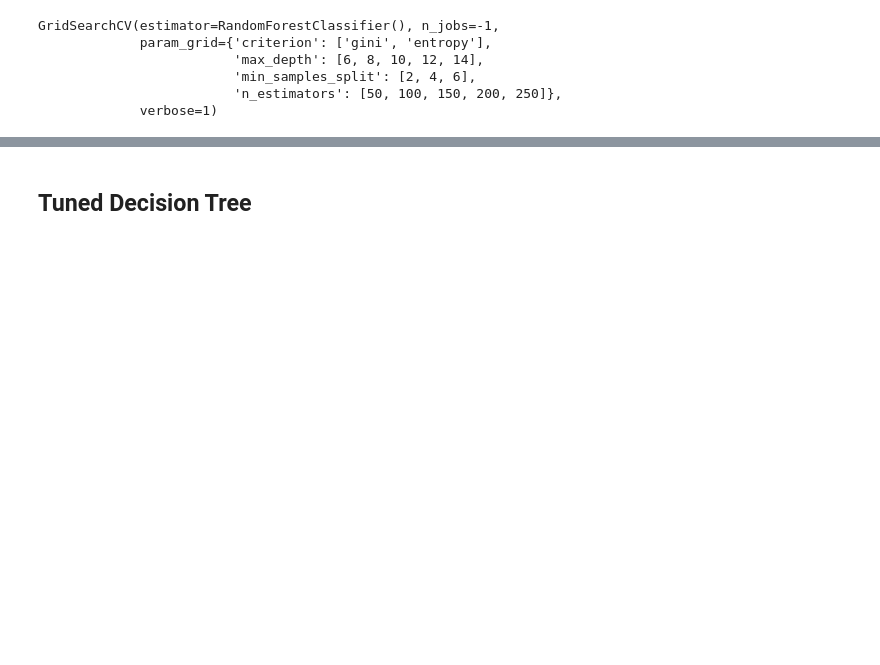
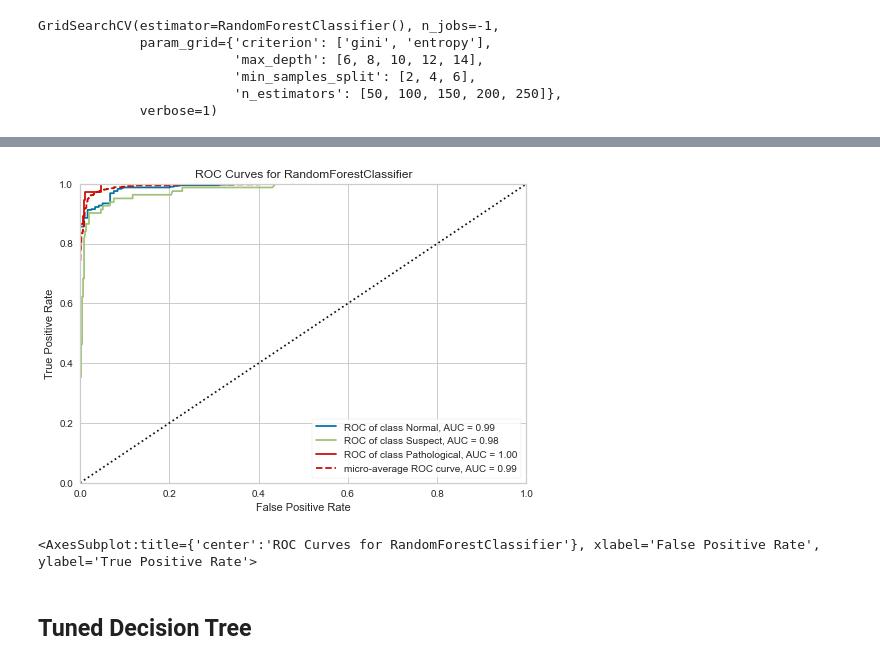
Before and after one commit to akshajt/Specialization-Classification, a Jupyter notebook: Classification - Fetal Health.ipynb, the cells around one changed output, grey strips where cells are left out. Saved outputs shown, nothing was run; the diff lists cells and outputs as text; code cells hidden in the pictures; blank space fills up the shorter version.

```diff
--- a/Classification - Fetal Health.ipynb
+++ b/Classification - Fetal Health.ipynb
@@ -332,3 +332,13 @@ plot_confusion_matrix(randomForest, X_test, y_test, display_labels = ['Normal',
+# %%
+from yellowbrick.classifier import ROCAUC
+
+visualizerRandomForest = ROCAUC(randomForest, classes=['Normal', 'Suspect', 'Pathological'], macro=False)
+visualizerRandomForest.fit(X_train, y_train)
+visualizerRandomForest.score(X_test, y_test)
+visualizerRandomForest.show()
+# %% [output]
+[figure, added]
+<AxesSubplot:title={'center':'ROC Curves for RandomForestClassifier'}, xlabel='False Positive Rate', ylabel='True Positive Rate'>
 # %% [markdown]
 ## Tuned Decision Tree
 # %%
```
Also changed, not shown: parts of 8 cells of this notebook.
